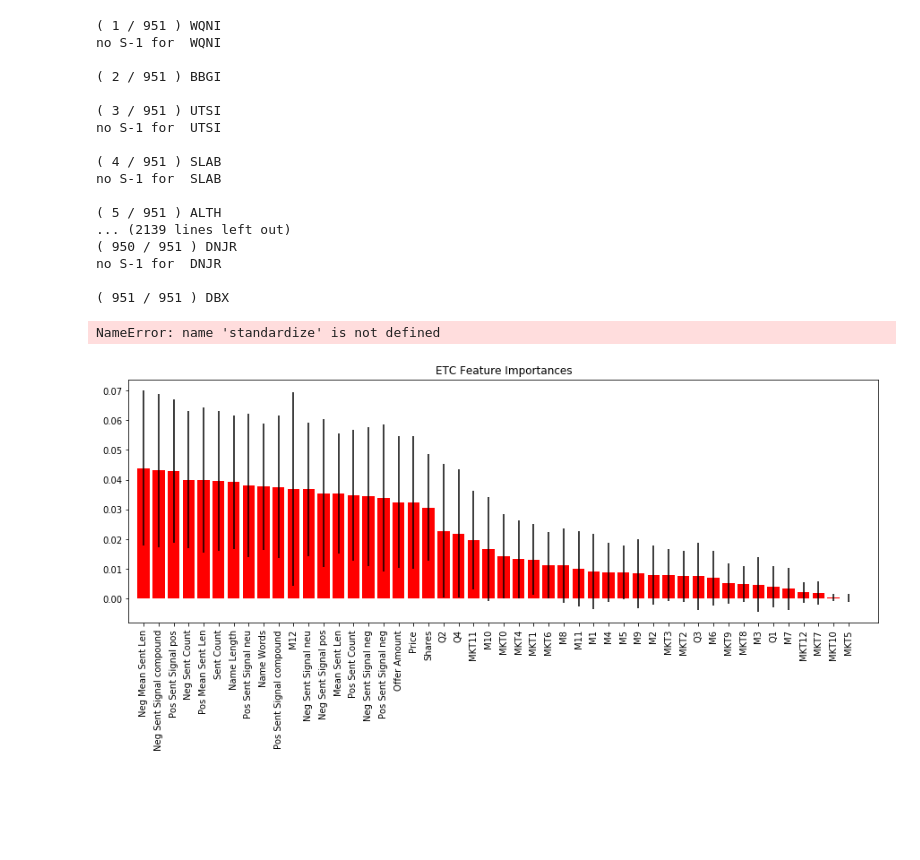
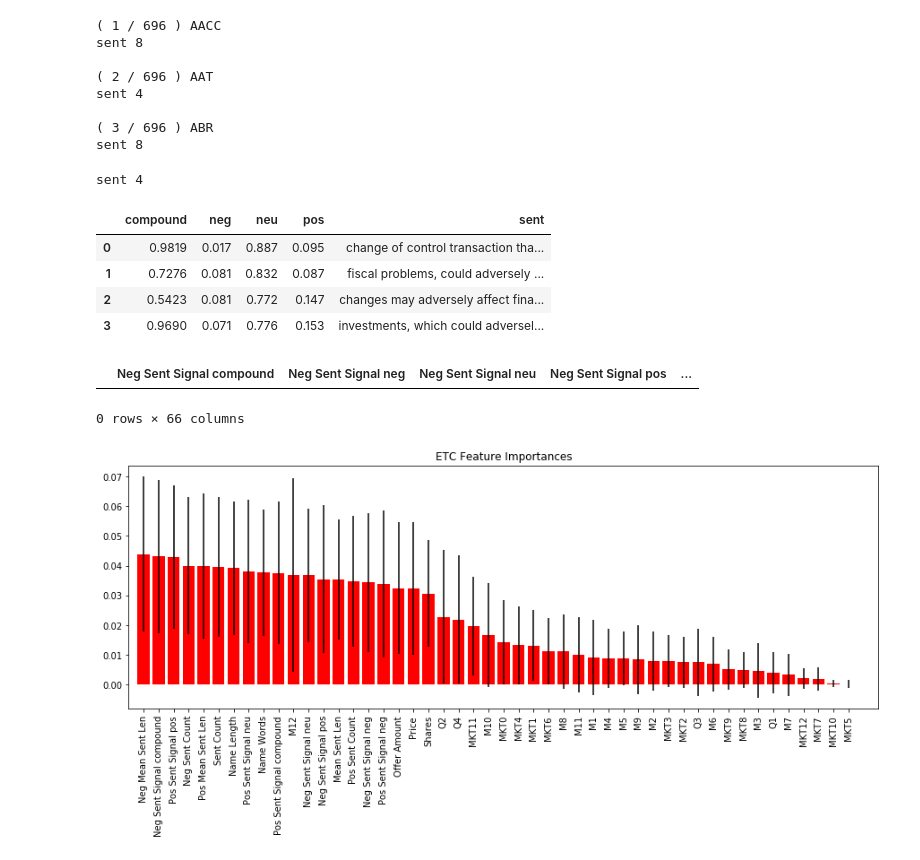
Before and after one commit to algonell/ipo-miner, a Jupyter notebook: Notebooks/3 Summarization.ipynb, the cells around one changed output. Drawn from its saved outputs; the diff is of its cells as text; code cells hidden in the pictures; blank space fills up the shorter version.

```diff
--- a/2 Sentiment Analysis.ipynb
+++ b/Notebooks/3 Summarization.ipynb
@@ -26,4 +24,4 @@ from nltk.sentiment.vader import SentimentIntensityAnalyzer
 # %%
 #load and sort by date priced
-df = pd.read_csv('1 baseline.csv', index_col='Symbol')
+df = pd.read_csv('../Datasets/2 sentiment analysis.csv', index_col='Symbol')
 # %% [markdown]
@@ -74,19 +73,17 @@ def add_sentiment_features(df_sentiment, symbol):
 df_sentiment_features = pd.DataFrame()
 counter = 0
 
-for x in df.index:
+for x in df.index[:3]:
     try:
         counter += 1
         print('\n( ' + str(counter) + ' / ' + str(df.shape[0]) + ' ) ' + x)
 
-        #check if raw data is available
-        file_name = "./Data/" + x + ".htm"
+        #check if summary is available
+        file_name = "../Summary/" + x + ".txt"
         if Path(file_name).is_file():
             #load raw IPO filing
             with open(file_name, "r", encoding="utf-8") as file:
-                html = file.read()
-                soup = BeautifulSoup(html,"html5lib")
-                text = soup.get_text(strip=True)
+                text = file.read()
 
                 #get sentiment
                 df_sentiment = get_sentiment_df(text)
@@ -99,25 +96,36 @@ for x in df.index:
 #combine original data with standardized sentiment features
 df1 = pd.concat([ml.standardize(df_sentiment_features), df], axis=1).dropna()
 # %% [output]
-( 1 / 951 ) WQNI
-no S-1 for  WQNI
+( 1 / 696 ) AACC
+sent 8
 
-( 2 / 951 ) BBGI
+( 2 / 696 ) AAT
+sent 4
 
-( 3 / 951 ) UTSI
-no S-1 for  UTSI
-
-( 4 / 951 ) SLAB
-no S-1 for  SLAB
-
-( 5 / 951 ) ALTH
-... (2139 lines left out)
-( 950 / 951 ) DNJR
-no S-1 for  DNJR
-
-( 951 / 951 ) DBX
+( 3 / 696 ) ABR
+sent 8
-NameError: name 'standardize' is not defined
 # %%
 df1 = pd.concat([ml.standardize(df_sentiment_features), df], axis=1).dropna()
+# %%
+with open('../Summary/AAT.txt', "r", encoding="utf-8") as file:
+    text = file.read()
+
+    #get sentiment
+    df_sentiment = get_sentiment_df(text)
+# %% [output]
+sent 4
+# %%
+df_sentiment
+# %% [output]
+|  | compound | neg | neu | pos | sent |
+| 0 | 0.9819 | 0.017 | 0.887 | 0.095 | change of control transaction tha... |
+| 1 | 0.7276 | 0.081 | 0.832 | 0.087 | fiscal problems, could adversely ... |
+| 2 | 0.5423 | 0.081 | 0.772 | 0.147 | changes may adversely affect fina... |
+| 3 | 0.9690 | 0.071 | 0.776 | 0.153 | investments, which could adversel... |
+# %%
+df1
+# %% [output]
+|  | Neg Sent Signal compound | Neg Sent Signal neg | Neg Sent Signal neu | Neg Sent Signal pos | ... |
+0 rows × 66 columns
 # %%
 #save for later improvements
```
Also changed, not shown: parts of 6 cells of this notebook, 18 other files.
